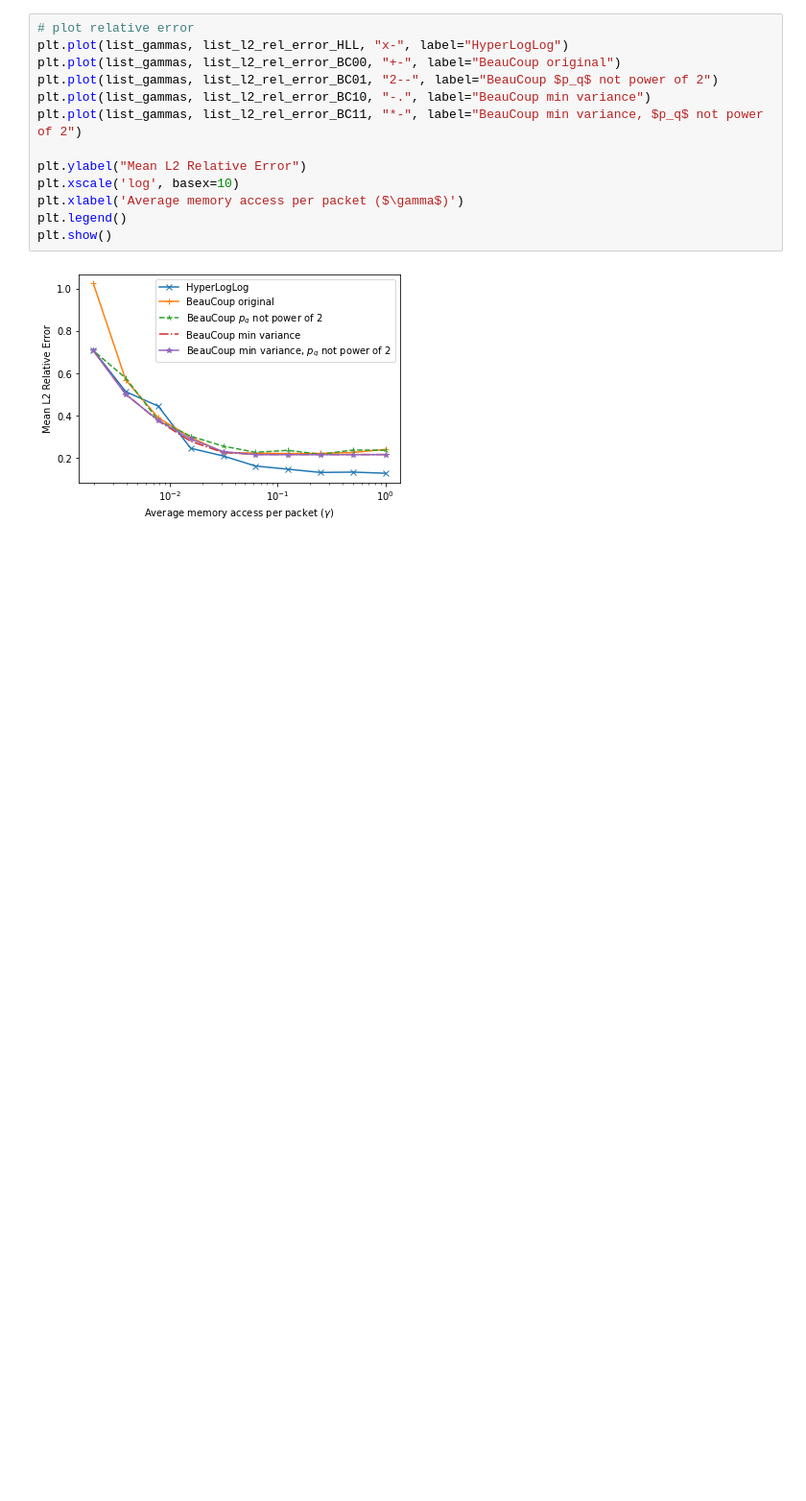
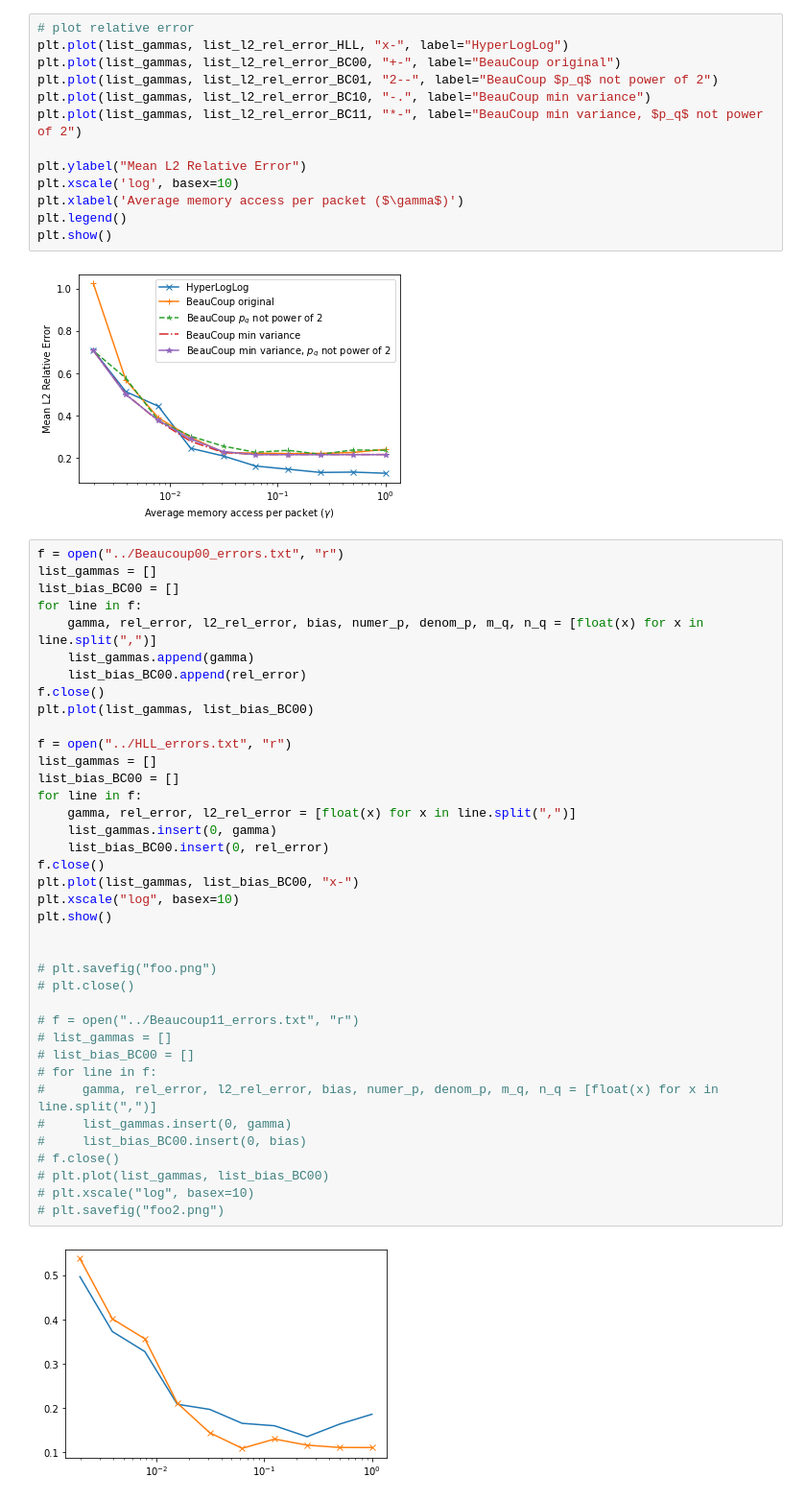
Before and after one commit to y0105w49/561-project, a Jupyter notebook: python/Jupyter/plot_graph.ipynb, the cells around one changed output. Shown at 96% size. Cells and saved outputs as stored; diff of their text form; blank space fills up the shorter version.

Commit message:
plot graphs and add figures

```diff
--- a/python/Jupyter/plot_graph.ipynb
+++ b/python/Jupyter/plot_graph.ipynb
@@ -249,3 +249,43 @@ plt.legend()
 plt.show()
 # %% [output]
 [figure]
+# %%
+f = open("../Beaucoup00_errors.txt", "r")
+list_gammas = []
+list_bias_BC00 = []
+for line in f:
+    gamma, rel_error, l2_rel_error, bias, numer_p, denom_p, m_q, n_q = [float(x) for x in line.split(",")]
+    list_gammas.append(gamma)
+    list_bias_BC00.append(rel_error)
+f.close()
+plt.plot(list_gammas, list_bias_BC00)
+
+f = open("../HLL_errors.txt", "r")
+list_gammas = []
+list_bias_BC00 = []
+for line in f:
+    gamma, rel_error, l2_rel_error = [float(x) for x in line.split(",")]
+    list_gammas.insert(0, gamma)
+    list_bias_BC00.insert(0, rel_error)
+f.close()
+plt.plot(list_gammas, list_bias_BC00, "x-")
+plt.xscale("log", basex=10)
+plt.show()
+
+
+# plt.savefig("foo.png")
+# plt.close()
+
+# f = open("../Beaucoup11_errors.txt", "r")
+# list_gammas = []
+# list_bias_BC00 = []
+# for line in f:
+#     gamma, rel_error, l2_rel_error, bias, numer_p, denom_p, m_q, n_q = [float(x) for x in line.split(",")]
+#     list_gammas.insert(0, gamma)
+#     list_bias_BC00.insert(0, bias)
+# f.close()
+# plt.plot(list_gammas, list_bias_BC00)
+# plt.xscale("log", basex=10)
+# plt.savefig("foo2.png")
+# %% [output]
+[figure, added]
```
Also changed, not shown: 5 other files.
